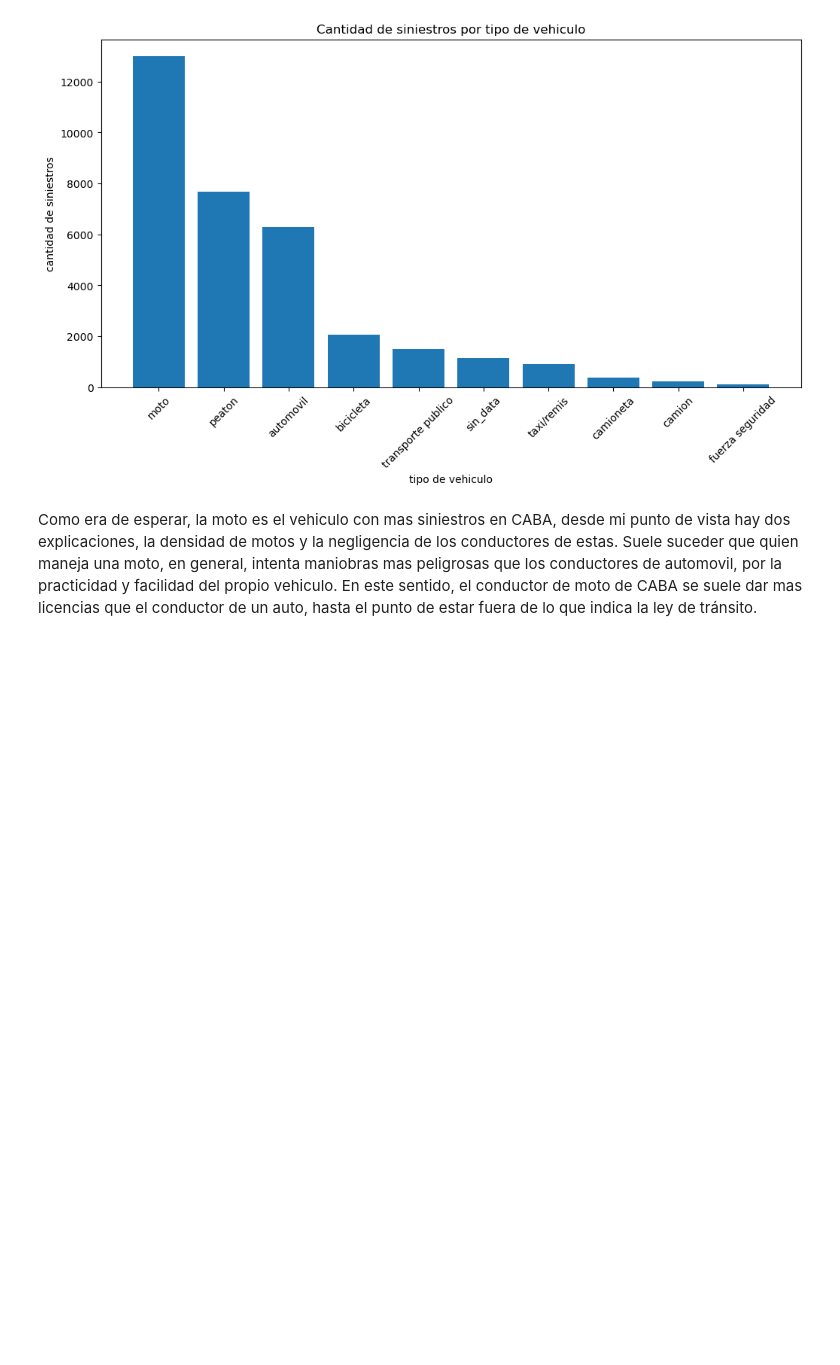
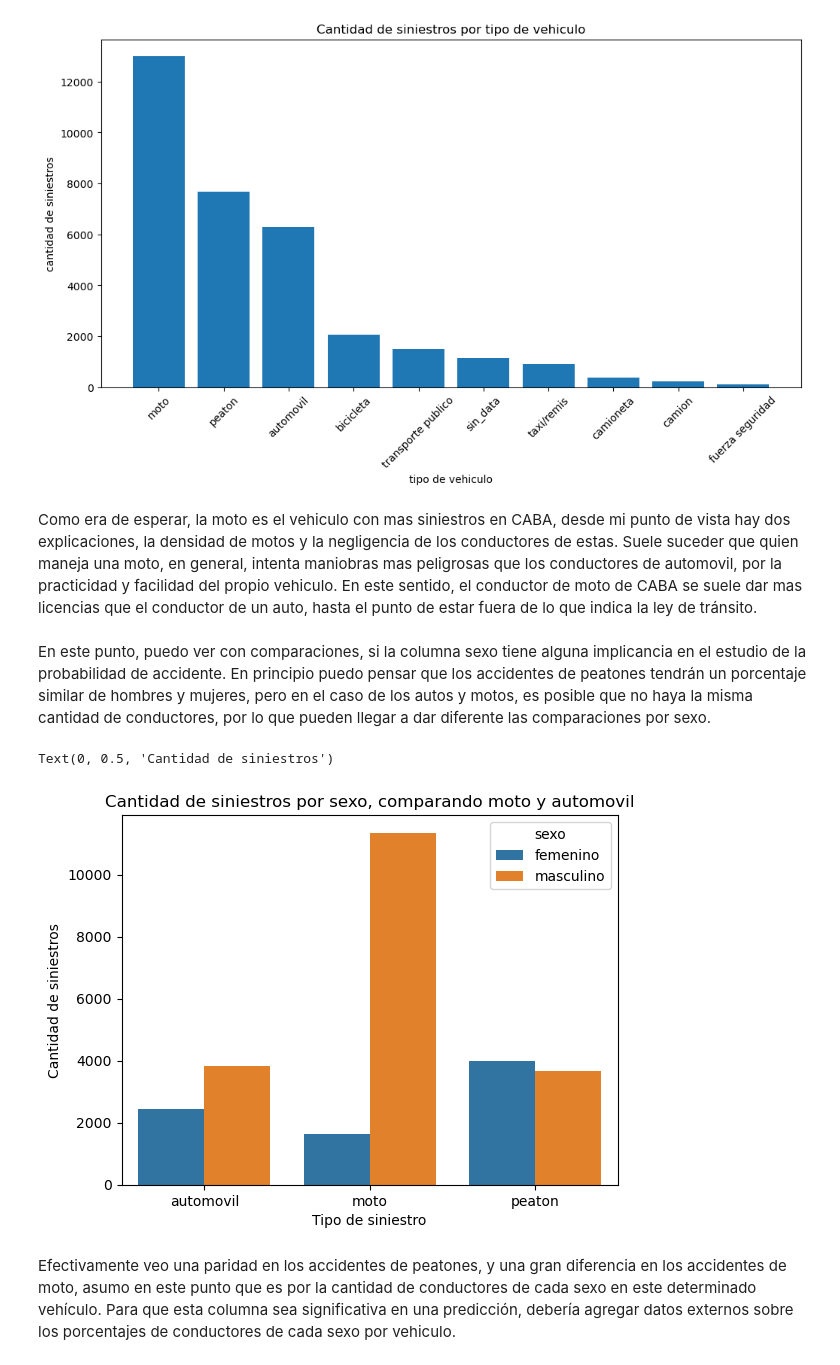
Before and after one commit to joakoracing/TP_CoderHouse, a Jupyter notebook: TP9-hacer/Data_StoryTelling.ipynb, the cells around one changed output. Saved outputs shown, nothing was run; the diff lists cells and outputs as text; code cells hidden in the pictures; blank space fills up the shorter version.

```diff
--- a/TP9-hacer/Data_StoryTelling.ipynb
+++ b/TP9-hacer/Data_StoryTelling.ipynb
@@ -152,3 +152,18 @@ ax.set_xticklabels(g_tipo['tipo'],rotation=45)
 [figure]
 # %% [markdown]
 Como era de esperar, la moto es el vehiculo con mas siniestros en CABA, desde mi punto de vista hay dos explicaciones, la densidad de motos y la negligencia de los conductores de estas. Suele suceder que quien maneja una moto, en general, intenta maniobras mas peligrosas que los conductores de automovil, por la practicidad y facilidad del propio vehiculo. En este sentido, el conductor de moto de CABA se suele dar mas licencias que el conductor de un auto, hasta el punto de estar fuera de lo que indica la ley de tránsito.
+# %% [markdown]
+En este punto, puedo ver con comparaciones, si la columna sexo tiene alguna implicancia en el estudio de la probabilidad de accidente. En principio puedo pensar que los accidentes de peatones tendrán un porcentaje similar de hombres y mujeres, pero en el caso de los autos y motos, es posible que no haya la misma cantidad de conductores, por lo que pueden llegar a dar diferente las comparaciones por sexo.
+# %%
+motos_autos_peat = sin_df.loc[(sin_df['tipo']=='moto') | (sin_df['tipo']=='automovil') | (sin_df['tipo']=='peaton')]
+g_motos_autos_peat = motos_autos_peat.groupby(['tipo','sexo'])['cant'].sum().reset_index()
+
+ax = sns.barplot(data=g_motos_autos_peat, x='tipo', y='cant', hue='sexo')
+ax.set_title('Cantidad de siniestros por sexo, comparando moto y automovil')
+ax.set_xlabel('Tipo de siniestro')
+ax.set_ylabel('Cantidad de siniestros')
+# %% [output]
+Text(0, 0.5, 'Cantidad de siniestros')
+[figure, added]
+# %% [markdown]
+Efectivamente veo una paridad en los accidentes de peatones, y una gran diferencia en los accidentes de moto, asumo en este punto que es por la cantidad de conductores de cada sexo en este determinado vehículo. Para que esta columna sea significativa en una predicción, debería agregar datos externos sobre los porcentajes de conductores de cada sexo por vehiculo.
```
Also changed, not shown: parts of 20 cells of this notebook, 5 other files.
